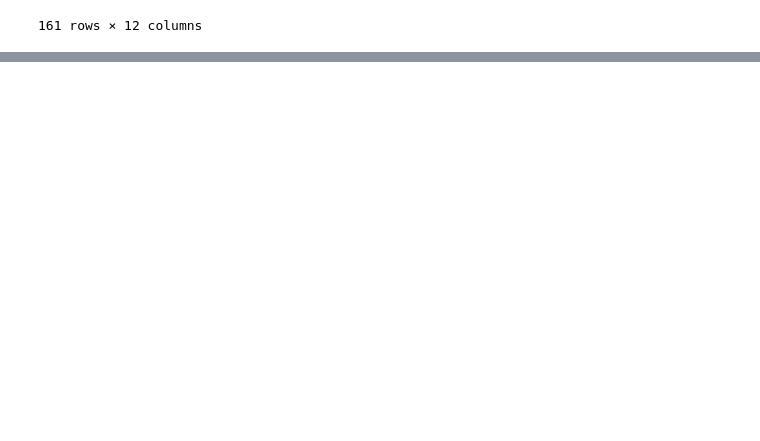
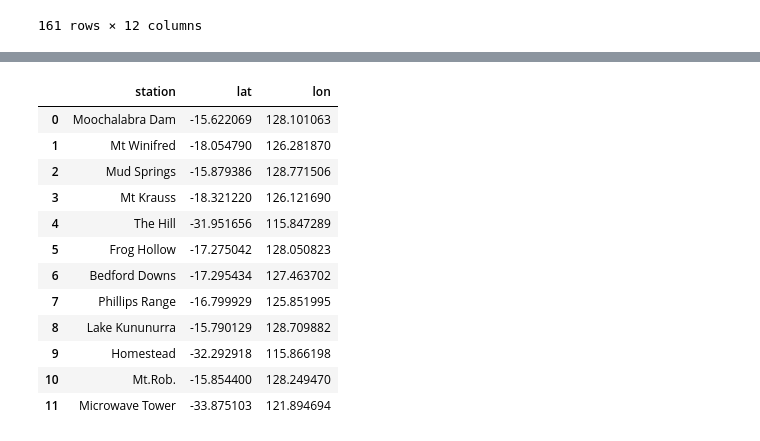
Before and after one commit to qinscode/responda, a Jupyter notebook: py_scripts/rain.ipynb, the cells around one changed output, grey strips where cells are left out. Drawn from its saved outputs; the diff is of its cells as text; code cells hidden in the pictures; blank space fills up the shorter version.

Commit message:
Added rain data and attemtped to match locations

```diff
--- a/py_scripts/rain.ipynb
+++ b/py_scripts/rain.ipynb
@@ -90,0 +113,38 @@ rain_data
+# %%
+def quick_geocode(station_names):
+    geolocator = Nominatim(user_agent="wa_rainfall")
+    results = []
+
+    for station in station_names[:20]:  # Start with first 20
+        if pd.isna(station):
+            continue
+        try:
+            loc = geolocator.geocode(f"{station}, Western Australia")
+            if loc:
+                results.append(
+                    {"station": station, "lat": loc.latitude, "lon": loc.longitude}
+                )
+            time.sleep(1)
+        except:
+            pass
+
+    return pd.DataFrame(results)
+
+
+coords = quick_geocode(rain_data["STATION NAME"].unique())
+# %%
+coords
+# %% [output]
+|  | station | lat | lon |
+| 0 | Moochalabra Dam | -15.622069 | 128.101063 |
+| 1 | Mt Winifred | -18.054790 | 126.281870 |
+| 2 | Mud Springs | -15.879386 | 128.771506 |
+| 3 | Mt Krauss | -18.321220 | 126.121690 |
+| 4 | The Hill | -31.951656 | 115.847289 |
+| 5 | Frog Hollow | -17.275042 | 128.050823 |
+| 6 | Bedford Downs | -17.295434 | 127.463702 |
+| 7 | Phillips Range | -16.799929 | 125.851995 |
+| 8 | Lake Kununurra | -15.790129 | 128.709882 |
+| 9 | Homestead | -32.292918 | 115.866198 |
+| 10 | Mt.Rob. | -15.854400 | 128.249470 |
+| 11 | Microwave Tower | -33.875103 | 121.894694 |
```
Also changed, not shown: parts of 4 cells of this notebook.
